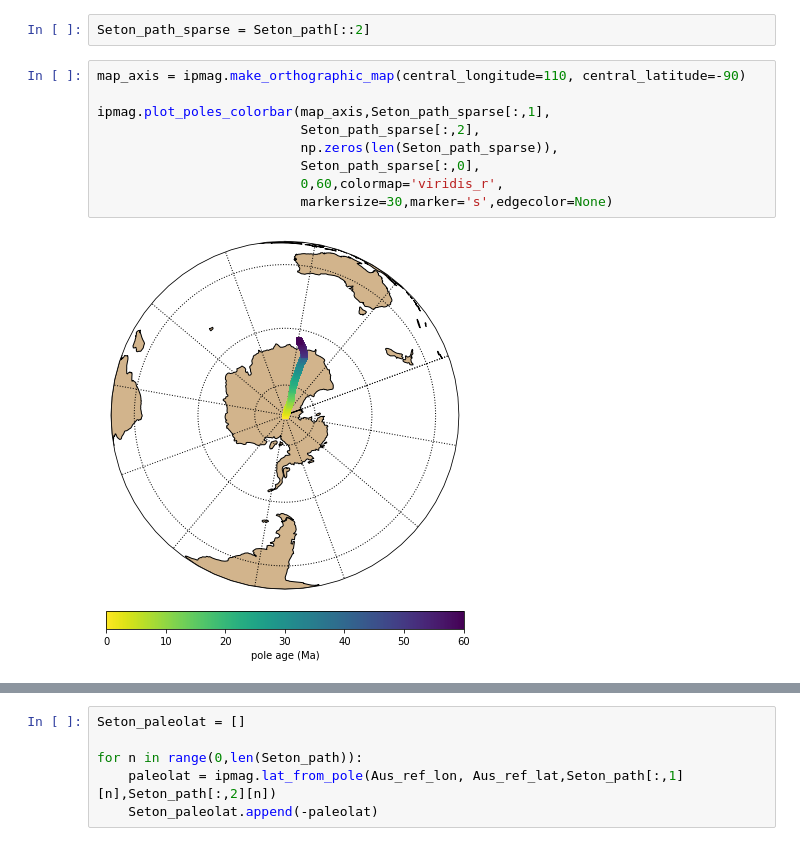
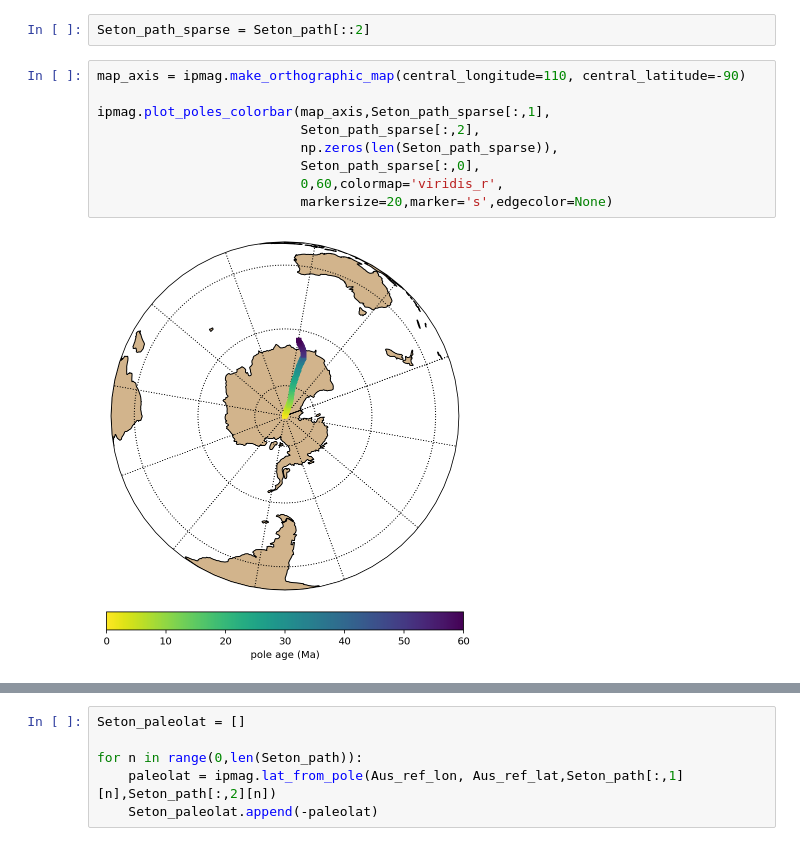
Before and after one commit to Swanson-Hysell-Group/Bayesian_PEP_inversion, a Jupyter notebook: PEP_Australia.ipynb, the cells around one changed output, grey strips where cells are left out. Drawn from its saved outputs; the diff is of its cells as text.

```diff
--- a/PEP_Australia.ipynb
+++ b/PEP_Australia.ipynb
@@ -50,14 +61,14 @@ Seton_path_sparse = Seton_path[::2]
 # %%
 map_axis = ipmag.make_orthographic_map(central_longitude=110, central_latitude=-90)
 
 ipmag.plot_poles_colorbar(map_axis,Seton_path_sparse[:,1],
                           Seton_path_sparse[:,2],
                           np.zeros(len(Seton_path_sparse)),
                           Seton_path_sparse[:,0],
                           0,60,colormap='viridis_r',
-                          markersize=30,marker='s',edgecolor=None)
+                          markersize=20,marker='s',edgecolor=None)
 # %% [output]
-[figure, old version]
+[figure, new version]
 # %%
 map_axis = ipmag.make_orthographic_map(central_longitude=110, central_latitude=-90, figsize=(14, 14))
 
```
Also changed, not shown: parts of 18 cells of this notebook, 3 other files.
